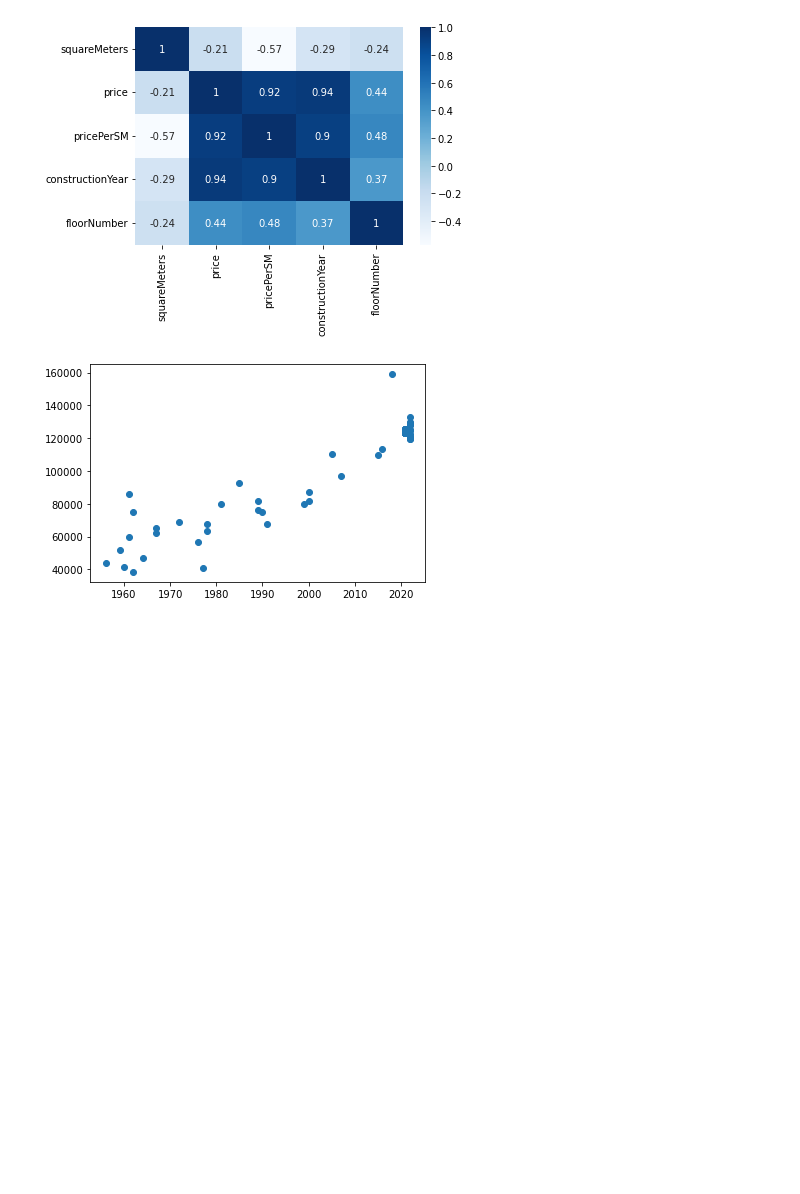
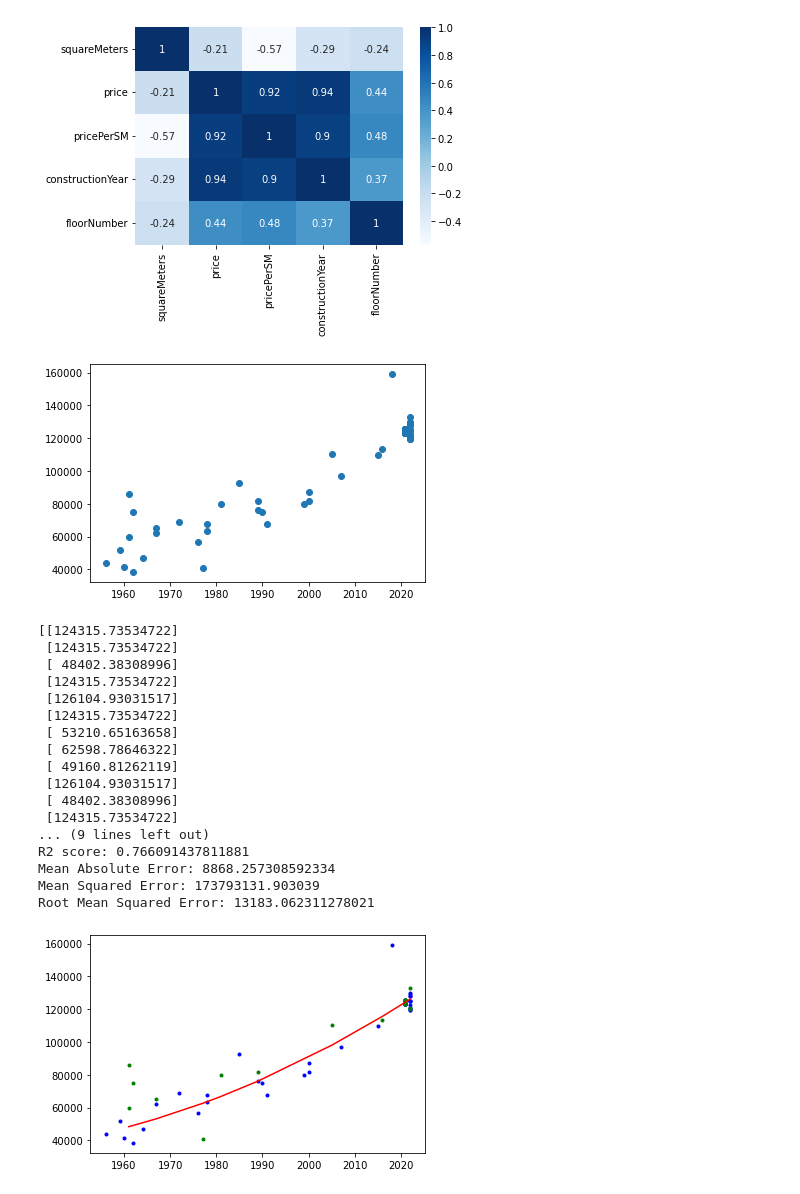
Before and after one commit to vaarajon/portfolio, a Jupyter notebook: dataScience/polynomialRegression/housePricesPolynomialRegression.ipynb, the cells around one changed output. Drawn from its saved outputs; the diff is of its cells as text; code cells hidden in the pictures; blank space fills up the shorter version.

Commit message:
changes to polynomial regression

```diff
--- a/dataScience/polynomialRegression/housePricesPolynomialRegression.ipynb
+++ b/dataScience/polynomialRegression/housePricesPolynomialRegression.ipynb
@@ -15,8 +15,9 @@ POLYNOMIAL REGRESSION USING SKLEARN
     4. Make prediction
     5. Evaluate the model
 
+    https://www.analyticsvidhya.com/blog/2021/07/all-you-need-to-know-about-polynomial-regression/
+
 ########################### """
-
 
 import pandas as pd
 import matplotlib.pyplot as plt
@@ -25,14 +26,16 @@ from sklearn import metrics
 from sklearn.metrics import r2_score
 import seaborn as sn
 from sklearn.linear_model import LinearRegression
+from sklearn.preprocessing import PolynomialFeatures
+from sklearn.metrics import r2_score
 import numpy as np
 
 data = pd.DataFrame(pd.read_csv("housePrices.csv", sep="\;", decimal=",", engine="python"))
 data.head()
 
 # Check the possible null values
-data.info()
-print(data.describe())
+#data.info()
+#print(data.describe())
 
 # Create correlation matrix to review correlations
 corrMatrix = data.corr()
@@ -43,4 +46,50 @@ plt.show()
 # Create scatter plot
 plt.scatter(data["constructionYear"], data["price"])
 plt.show()
+
+# Prepare the data
+x = data["constructionYear"].values
+y = data["price"].values
+
+# Create train and test set
+x_train, x_test, y_train, y_test = train_test_split(x,y, train_size = 0.7,
+                                                            test_size = 0.3,
+                                                            random_state = 100)
+
+x_train = np.array(x_train)
+x_train = x_train.reshape(-1,1)
+
+y_train = np.array(y_train)
+y_train = y_train.reshape(-1, 1)
+
+x_test = np.array(x_test)
+x_test = x_test.reshape(-1, 1)
+
+y_test = np.array(y_test)
+y_test = y_test.reshape(-1, 1)
+
+# Fit the polynomial regression line using SKLEARN package
+poly = PolynomialFeatures(degree=2, include_bias=True)
+x_train_trans = poly.fit_transform(x_train) # Fits transformer to X and y with optional parameters fit_params and returns a transformed version of X
+x_test_trans = poly.transform(x_test) # Transform data to polynomial features
+
+lr = LinearRegression()
+lr.fit(x_train_trans, y_train)
+y_pred = lr.predict(x_test_trans)
+print(y_pred)
+
+print("Coeffiecients:", lr.coef_)
+print("Intercept:", lr.intercept_)
+print("R2 score:", r2_score(y_test, y_pred))
+print("Mean Absolute Error:", metrics.mean_absolute_error(y_test, y_pred)) # MAE
+print("Mean Squared Error:", metrics.mean_squared_error(y_test, y_pred)) #MSE
+print("Root Mean Squared Error:", metrics.mean_squared_error(y_test, y_pred, squared=False)) # RMSE
+
+# Visualise the polynomial regression
+plt.plot(x_train, y_train, "b.")
+plt.plot(x_test, y_test, "g.")
+#plt.plot(x_test, lr.predict(x_test_trans), "r-")
+plt.plot(np.sort(x_test, axis=0), np.sort(y_pred, axis=0), "r-")
+
+plt.show()
 # %% [output]
@@ -64,2 +96,20 @@ max       45.500000  159000.000000  5835.000000       2022.000000     6.000000
 [figure]
 [figure]
+[[124315.73534722]
+ [124315.73534722]
+ [ 48402.38308996]
+ [124315.73534722]
+ [126104.93031517]
+ [124315.73534722]
+ [ 53210.65163658]
+ [ 62598.78646322]
+ [ 49160.81262119]
+ [126104.93031517]
+ [ 48402.38308996]
+ [124315.73534722]
+... (9 lines left out)
+R2 score: 0.766091437811881
+Mean Absolute Error: 8868.257308592334
+Mean Squared Error: 173793131.903039
+Root Mean Squared Error: 13183.062311278021
+[figure, added]
```
Also changed, not shown: parts of 1 cell of this notebook, 1 other file.
